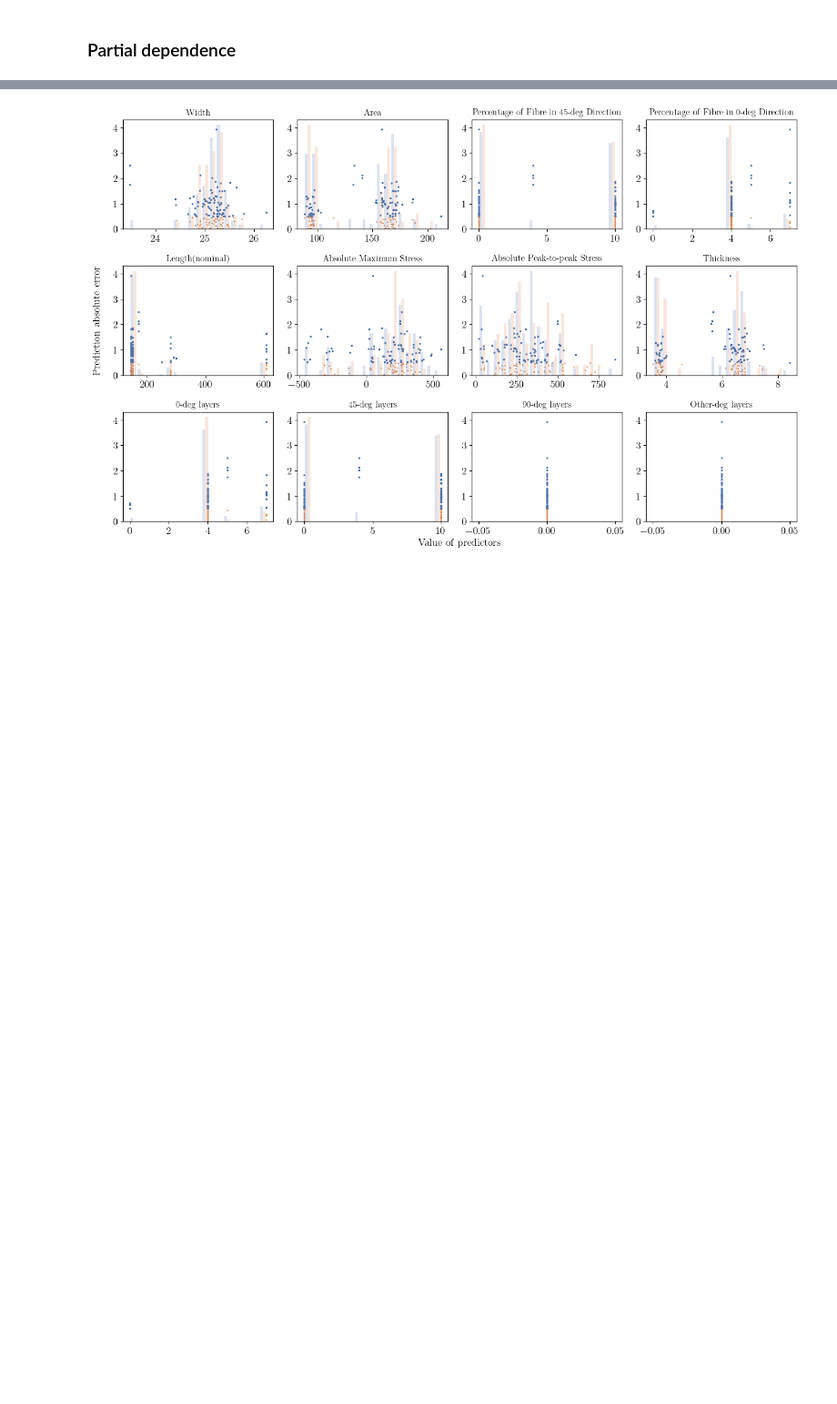
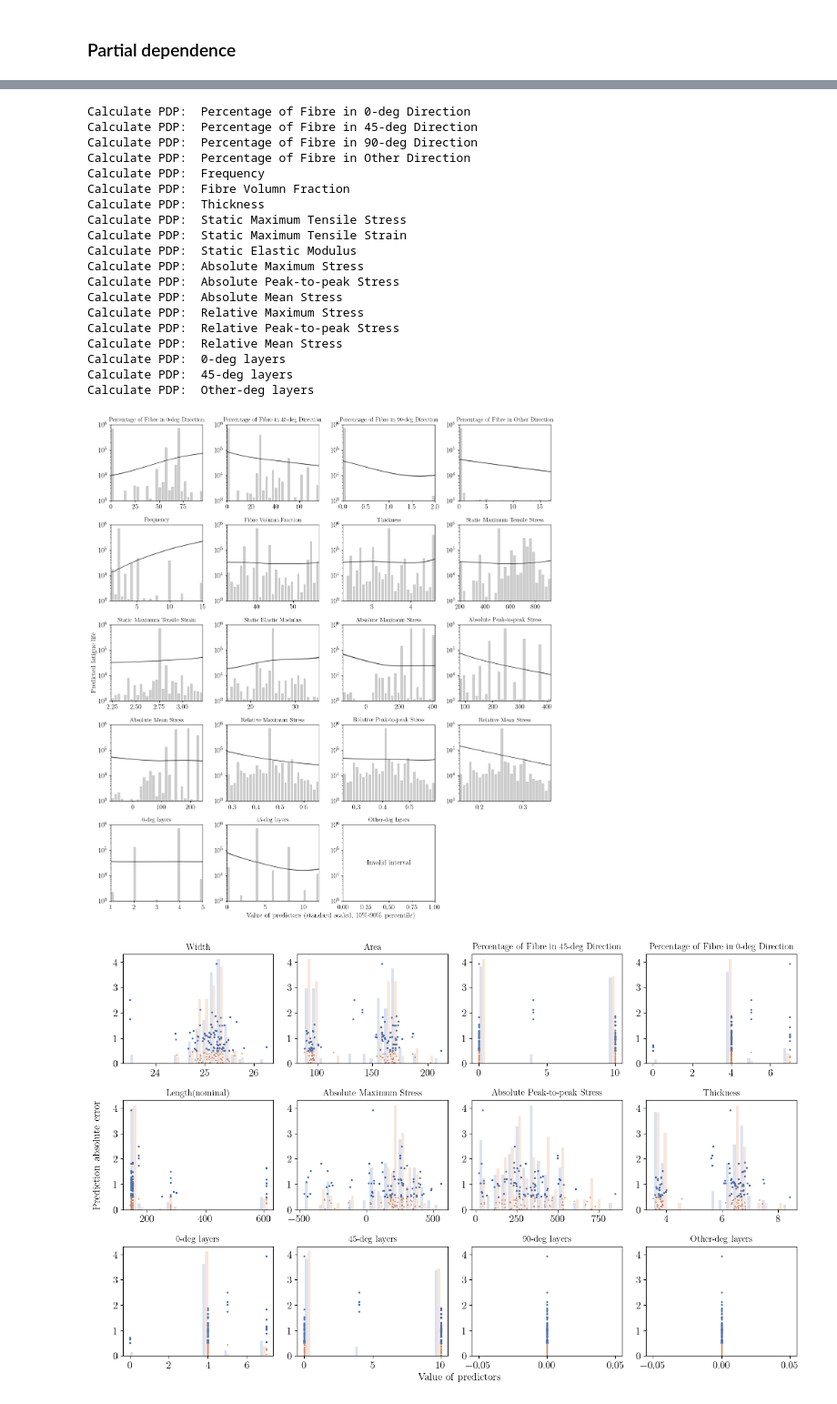
Before and after one commit to Luwen-Zhang/SNEnsemble, a Jupyter notebook: notebooks/main.ipynb, the cells around one changed output, grey strips where cells are left out. Shown at 91% size. Drawn from its saved outputs; the diff is of its cells as text; code cells hidden in the pictures; blank space fills up the shorter version.

```diff
--- a/notebooks/main.ipynb
+++ b/notebooks/main.ipynb
@@ -132,3 +135,26 @@ Calculate PDP:  90-deg layers
+# %%
+trainer.plot_partial_dependence(modelbase=trainer.get_modelbase('ThisWork'), log_trans=True, lower_lim=3, upper_lim=6, n_bootstrap=30)
+# %% [output]
+Calculate PDP:  Percentage of Fibre in 0-deg Direction
+Calculate PDP:  Percentage of Fibre in 45-deg Direction
+Calculate PDP:  Percentage of Fibre in 90-deg Direction
+Calculate PDP:  Percentage of Fibre in Other Direction
+Calculate PDP:  Frequency
+Calculate PDP:  Fibre Volumn Fraction
+Calculate PDP:  Thickness
+Calculate PDP:  Static Maximum Tensile Stress
+Calculate PDP:  Static Maximum Tensile Strain
+Calculate PDP:  Static Elastic Modulus
+Calculate PDP:  Absolute Maximum Stress
+Calculate PDP:  Absolute Peak-to-peak Stress
+Calculate PDP:  Absolute Mean Stress
+Calculate PDP:  Relative Maximum Stress
+Calculate PDP:  Relative Peak-to-peak Stress
+Calculate PDP:  Relative Mean Stress
+Calculate PDP:  0-deg layers
+Calculate PDP:  45-deg layers
+Calculate PDP:  Other-deg layers
+[figure, added]
 # %%
 trainer.plot_partial_err(0.5)
 # %% [output]
```
Also changed, not shown: parts of 3 cells of this notebook.
